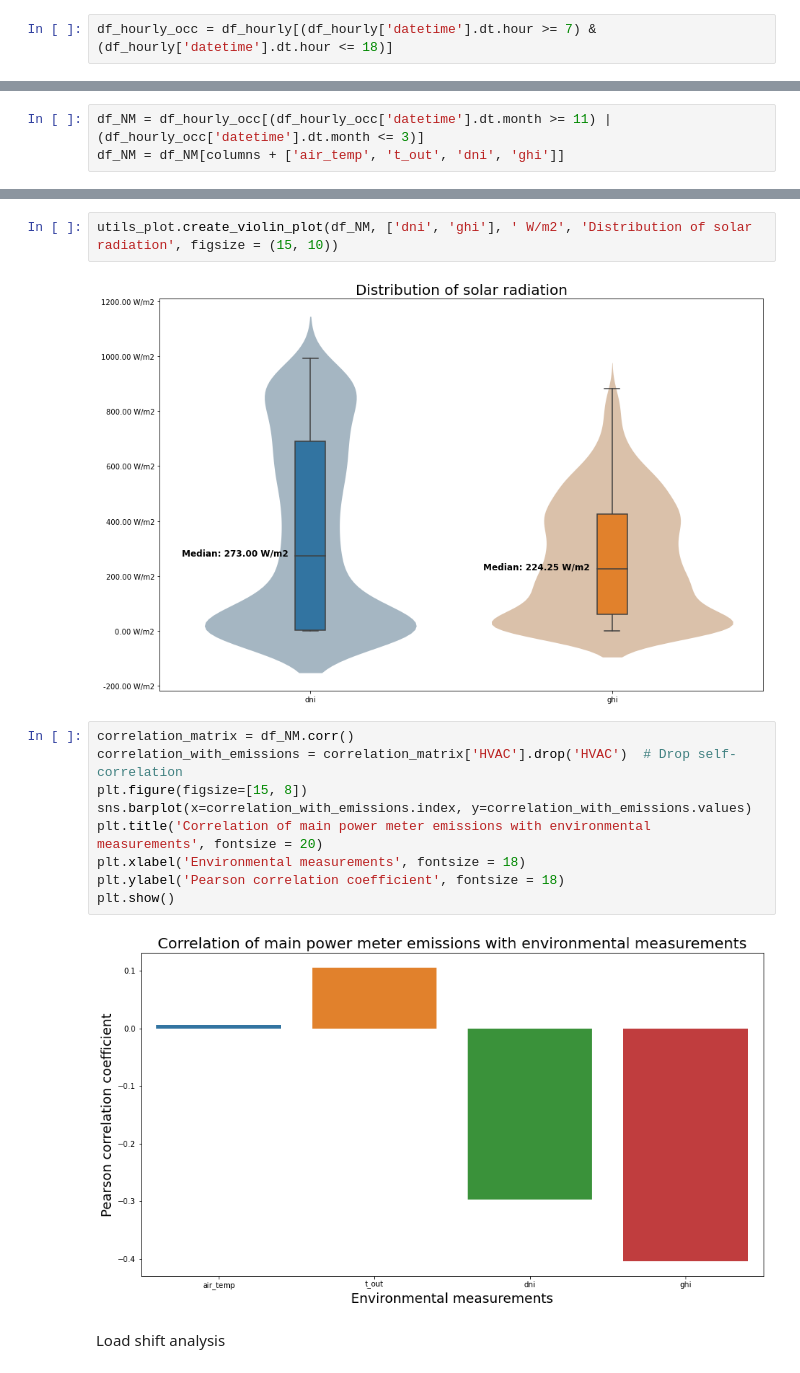
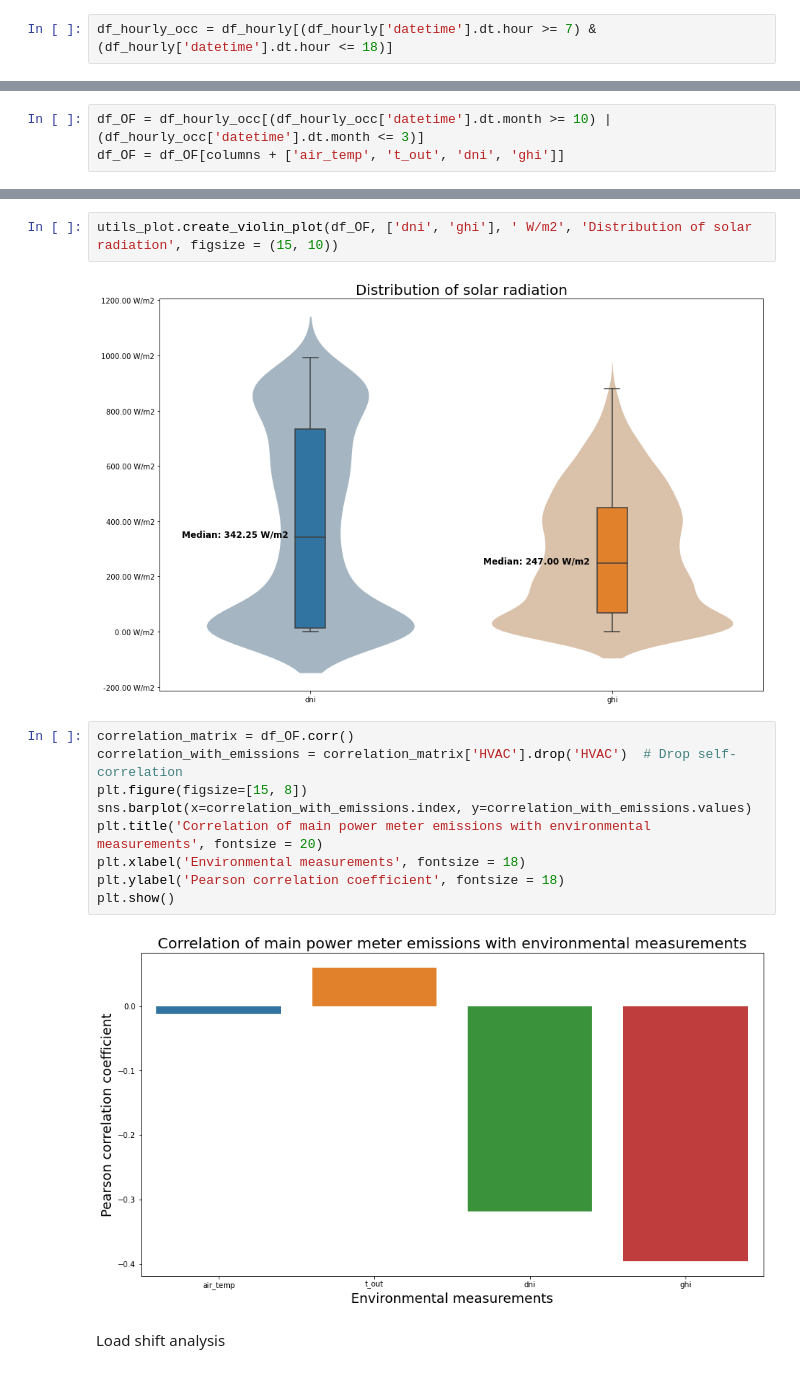
Before and after one commit to ZAY630/ls_sdh, a Jupyter notebook: analysis.ipynb, the cells around one changed output, grey strips where cells are left out. Saved outputs shown, nothing was run; the diff lists cells and outputs as text.

```diff
--- a/analysis.ipynb
+++ b/analysis.ipynb
@@ -248,4 +248,4 @@ Time window: Nov - March
 # %%
-df_NM = df_hourly_occ[(df_hourly_occ['datetime'].dt.month >= 11) | (df_hourly_occ['datetime'].dt.month <= 3)]
-df_NM = df_NM[columns + ['air_temp', 't_out', 'dni', 'ghi']]
+df_OF = df_hourly_occ[(df_hourly_occ['datetime'].dt.month >= 10) | (df_hourly_occ['datetime'].dt.month <= 3)]
+df_OF = df_OF[columns + ['air_temp', 't_out', 'dni', 'ghi']]
 # %%
@@ -255,18 +255,18 @@ utils_plot.create_violin_plot(df_NM, ['air_temp', 't_out'], ' °C', 'Distributio
 # %%
-utils_plot.create_violin_plot(df_NM, ['dni', 'ghi'], ' W/m2', 'Distribution of solar radiation', figsize = (15, 10))
+utils_plot.create_violin_plot(df_OF, ['dni', 'ghi'], ' W/m2', 'Distribution of solar radiation', figsize = (15, 10))
 # %% [output]
-[figure, old version]
+[figure, new version]
 # %%
-correlation_matrix = df_NM.corr()
+correlation_matrix = df_OF.corr()
 correlation_with_emissions = correlation_matrix['HVAC'].drop('HVAC')  # Drop self-correlation
 plt.figure(figsize=[15, 8])
 sns.barplot(x=correlation_with_emissions.index, y=correlation_with_emissions.values)
 plt.title('Correlation of main power meter emissions with environmental measurements', fontsize = 20)
 plt.xlabel('Environmental measurements', fontsize = 18)
 plt.ylabel('Pearson correlation coefficient', fontsize = 18)
 plt.show()
 # %% [output]
-[figure, old version]
+[figure, new version]
 # %% [markdown]
 Load shift analysis
 # %% [markdown]
```
Also changed, not shown: parts of 14 cells of this notebook.
